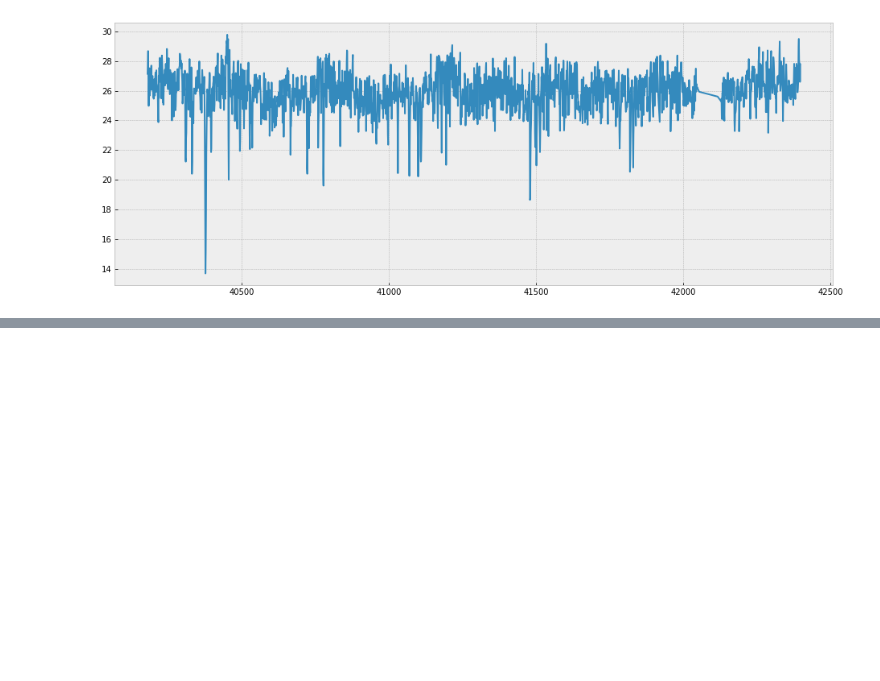
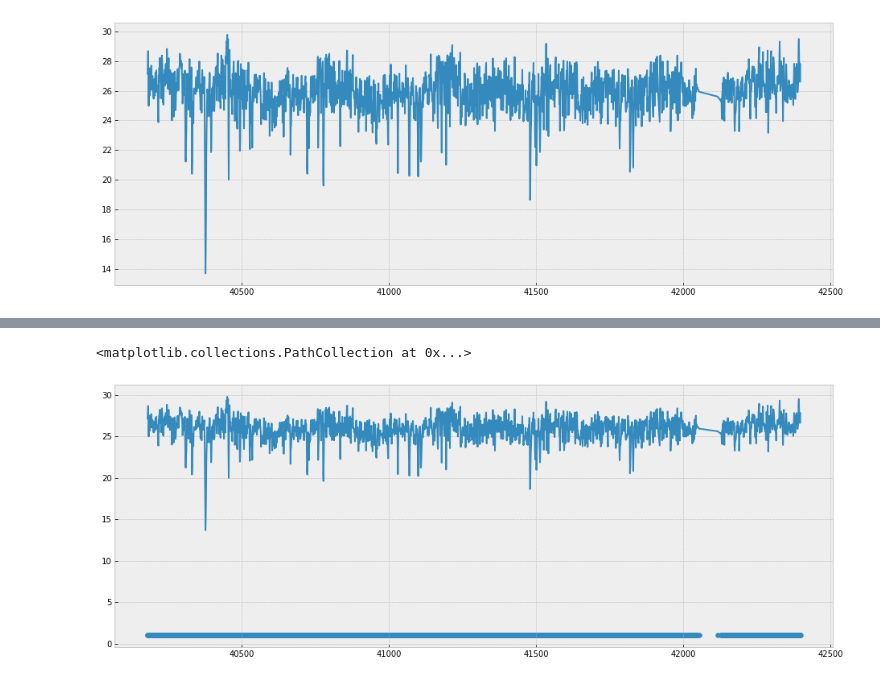
Before and after one commit to vichr-vita/neuralnet-project-1o, a Jupyter notebook: timeseries_predict.ipynb, the cells around one changed output, grey strips where cells are left out. Saved outputs shown, nothing was run; the diff lists cells and outputs as text; code cells hidden in the pictures; blank space fills up the shorter version.

```diff
--- a/timeseries_predict.ipynb
+++ b/timeseries_predict.ipynb
@@ -83,0 +212,7 @@ plt.plot(dates, avg_temps)
+# %%
+outputs = [nn.feed_forward(np.array([date]))['a'] for date in dates]
+plt.plot(dates, avg_temps)
+plt.scatter(dates, outputs)
+# %% [output]
+<matplotlib.collections.PathCollection at 0x...>
+[figure, added]
```
Also changed, not shown: parts of 20 cells of this notebook, 7 other files.
